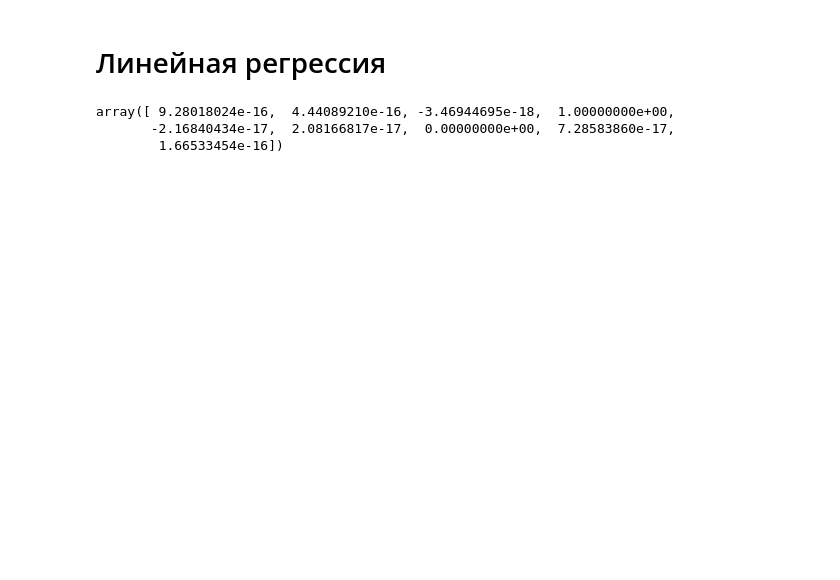
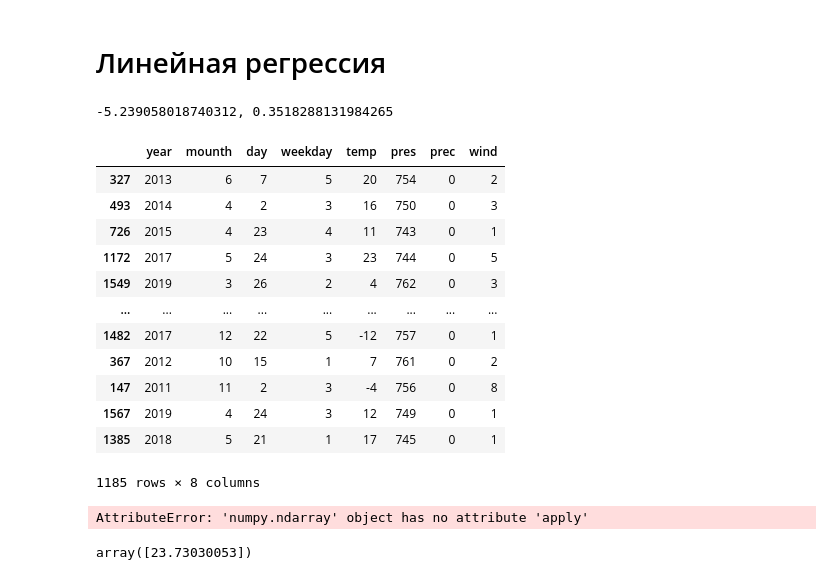
Before and after one commit to markusLons/crowd-, a Jupyter notebook: SW.ipynb, the cells around one changed output. Cells and saved outputs as stored; diff of their text form; code cells hidden in the pictures; blank space fills up the shorter version.

```diff
--- a/SW.ipynb
+++ b/SW.ipynb
@@ -185,8 +186,40 @@ from sklearn.model_selection import train_test_split
 # %%
 LR = LinearRegression()
 model = LR.fit(X_train, y_train)
-model.coef_
+y_pred = model.predict(X_test)
-# %% [output]
-array([ 9.28018024e-16,  4.44089210e-16, -3.46944695e-18,  1.00000000e+00,
-       -2.16840434e-17,  2.08166817e-17,  0.00000000e+00,  7.28583860e-17,
-        1.66533454e-16])
+# %%
+linear_scoring = model_selection.cross_val_score(model, X_train, y_train, scoring="neg_mean_absolute_error", cv=10)
+print(f"{linear_scoring.mean()}, {linear_scoring.std()}")
+# %% [output]
+-5.239058018740312, 0.3518288131984265
+# %%
+X_train
+# %% [output]
+|  | year | mounth | day | weekday | temp | pres | prec | wind |
+| 327 | 2013 | 6 | 7 | 5 | 20 | 754 | 0 | 2 |
+| 493 | 2014 | 4 | 2 | 3 | 16 | 750 | 0 | 3 |
+| 726 | 2015 | 4 | 23 | 4 | 11 | 743 | 0 | 1 |
+| 1172 | 2017 | 5 | 24 | 3 | 23 | 744 | 0 | 5 |
+| 1549 | 2019 | 3 | 26 | 2 | 4 | 762 | 0 | 3 |
+| ... | ... | ... | ... | ... | ... | ... | ... | ... |
+| 1482 | 2017 | 12 | 22 | 5 | -12 | 757 | 0 | 1 |
+| 367 | 2012 | 10 | 15 | 1 | 7 | 761 | 0 | 2 |
+| 147 | 2011 | 11 | 2 | 3 | -4 | 756 | 0 | 8 |
+| 1567 | 2019 | 4 | 24 | 3 | 12 | 749 | 0 | 1 |
+| 1385 | 2018 | 5 | 21 | 1 | 17 | 745 | 0 | 1 |
+1185 rows × 8 columns
+# %%
+delta = [[i[0], int(i[1]), int(i[1]) - i[0]] for i in list(zip(y_test,  round(x*2/10)/2*10))]
+
+print('\nIntercept: \n', model.intercept_)
+print('\nScore test: \n', model.score(X_test, y_test))
+print('\nScore train: \n', model.score(X_train, y_train))
+print('\nMean absolute error: \n', metrics.mean_absolute_error(y_test, y_pred))
+print('\nMedian absolute error: \n', metrics.median_absolute_error(y_test, y_pred), "\n")
+print(*delta, sep="\n")
+# %% [output]
+AttributeError: 'numpy.ndarray' object has no attribute 'apply'
+# %%
+model.predict([[2018, 12, 6, 5, -21, 770, 0, 1]])
+# %% [output]
+array([23.73030053])
```
Also changed, not shown: parts of 6 cells of this notebook.
